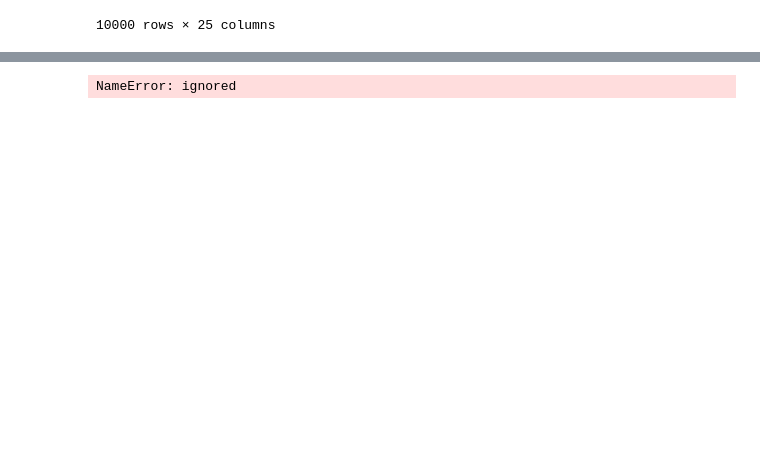
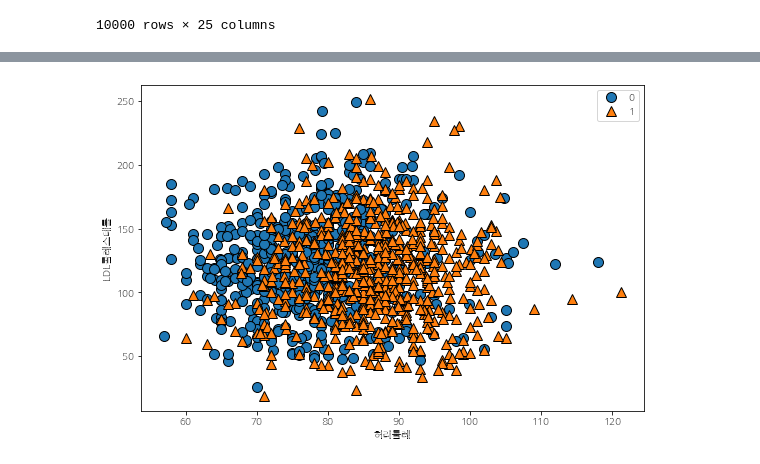
Before and after one commit to Park-kxng/parkgy29, a Jupyter notebook: 분류_2013075 박근영.ipynb, the cells around one changed output, grey strips where cells are left out. Saved outputs shown, nothing was run; the diff lists cells and outputs as text; code cells hidden in the pictures; blank space fills up the shorter version.

```diff
--- a/분류_2013075 박근영.ipynb
+++ b/분류_2013075 박근영.ipynb
@@ -241,12 +160,13 @@ display(df_real)
 # %%
 from sklearn.preprocessing import LabelEncoder
 le = LabelEncoder()
-df_real['성별코드'] = le.fit_transform(df_real['성별코드'])
-df_real['흡연상태'] = le.fit_transform(df_real['흡연상태'])
-df_real['음주여부'] = le.fit_transform(df_real['음주여부'])
+
+df_new['성별코드'] = le.fit_transform(df_new['성별코드'])
+df_new['흡연상태'] = le.fit_transform(df_new['흡연상태'])
+df_new['음주여부'] = le.fit_transform(df_new['음주여부'])
 # 카테고리형 변수를 수치형 변수로 변화 ( 레이블 인코딩 )
 # 성별 남자 1 여자 0
 # 흡연 상태 no 0 not now 1 yes2
 # 음주 여부 no 0 yes 1
-display(df_real)
+display(df_new)
 # %% [output]
@@ -324,0 +186,6 @@ memory usage: 528.2 KB
+# %%
+# 결측값 제거
+df_test2 = df_new
+df_test2 = df_test2.dropna()
+display(df_test2)
+df_test2.info()
@@ -327,8 +230,0 @@ memory usage: 528.2 KB
-# %%
-mpl.rcParams['axes.unicode_minus'] = False  ## 마이너스 부호가 깨지는 것 방지
-
-men = df_new[df_new.성별코드 == 'M']
-women = df_new[df_new.성별코드 == 'F']
-df_sex_mean = df_new.groupby('성별코드' , as_index = False).agg( mean_gmma = ('감마지티피', 'mean'))
-
-sns.barplot(data = df_sex_mean, x = '성별코드', y = 'mean_gmma')
@@ -392,9 +233,8 @@ TypeError: ignored
 # %%
-# 'AST','ALT','감마지티피'
-mglearn.discrete_scatter(df_test['허리둘레'], df_test['LDL콜레스테롤'], df_test['성별코드'])
-plt.xlabel("혈색소")
+mglearn.discrete_scatter(df_test2['허리둘레'], df_test2['LDL콜레스테롤'], df_test2['성별코드'])
+plt.xlabel("허리둘레")
 plt.ylabel("LDL콜레스테롤")
 plt.legend()
 plt.show()
 # %% [output]
-NameError: ignored
+[figure, added]
```
Also changed, not shown: parts of 55 cells of this notebook.
